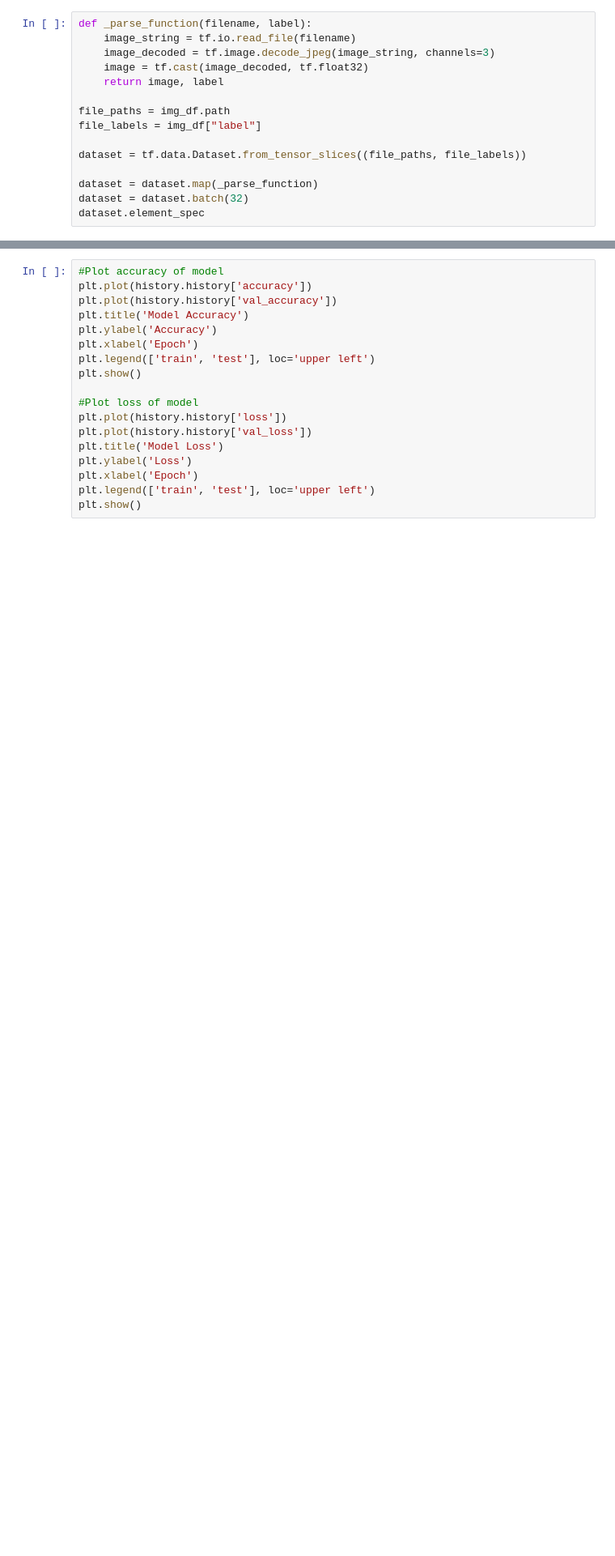
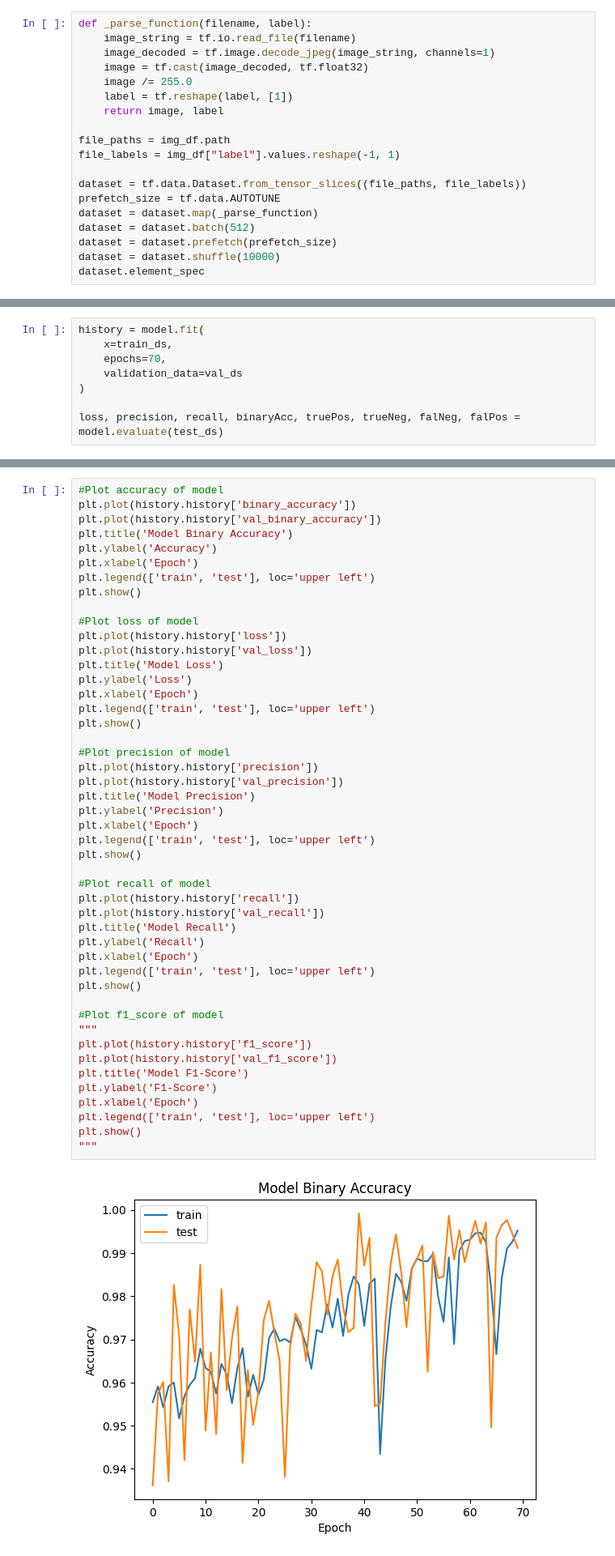
Before and after one commit to marioschuele/masterarbeit, a Jupyter notebook: SOTA_CNN.ipynb, the cells around one changed output, grey strips where cells are left out. Shown: that part at 81% size. Saved outputs shown, nothing was run; the diff lists cells and outputs as text; blank space fills up the shorter version.

```diff
--- a/SOTA_CNN.ipynb
+++ b/SOTA_CNN.ipynb
@@ -53,15 +96,19 @@ print(len(img_df))
 # %%
 def _parse_function(filename, label):
     image_string = tf.io.read_file(filename)
-    image_decoded = tf.image.decode_jpeg(image_string, channels=3)
+    image_decoded = tf.image.decode_jpeg(image_string, channels=1)
     image = tf.cast(image_decoded, tf.float32)
+    image /= 255.0
+    label = tf.reshape(label, [1])
     return image, label
 
 file_paths = img_df.path
-file_labels = img_df["label"]
+file_labels = img_df["label"].values.reshape(-1, 1)
 
 dataset = tf.data.Dataset.from_tensor_slices((file_paths, file_labels))
-
+prefetch_size = tf.data.AUTOTUNE
 dataset = dataset.map(_parse_function)
-dataset = dataset.batch(32)
+dataset = dataset.batch(512)
+dataset = dataset.prefetch(prefetch_size)
+dataset = dataset.shuffle(10000)
 dataset.element_spec
@@ -126,0 +198,8 @@ evaluation = model.evaluate(test_ds)
+# %%
+history = model.fit(
+    x=train_ds,
+    epochs=70,
+    validation_data=val_ds
+)
+
+loss, precision, recall, binaryAcc, truePos, trueNeg, falNeg, falPos = model.evaluate(test_ds)
@@ -128,19 +225,50 @@ evaluation = model.evaluate(test_ds)
 %tensorboard --logdir logs/fit/
 # %%
 #Plot accuracy of model
-plt.plot(history.history['accuracy'])
-plt.plot(history.history['val_accuracy'])
-plt.title('Model Accuracy')
+plt.plot(history.history['binary_accuracy'])
+plt.plot(history.history['val_binary_accuracy'])
+plt.title('Model Binary Accuracy')
 plt.ylabel('Accuracy')
 plt.xlabel('Epoch')
 plt.legend(['train', 'test'], loc='upper left')
 plt.show()
 
 #Plot loss of model
 plt.plot(history.history['loss'])
 plt.plot(history.history['val_loss'])
 plt.title('Model Loss')
 plt.ylabel('Loss')
 plt.xlabel('Epoch')
 plt.legend(['train', 'test'], loc='upper left')
 plt.show()
+
+#Plot precision of model
+plt.plot(history.history['precision'])
+plt.plot(history.history['val_precision'])
+plt.title('Model Precision')
+plt.ylabel('Precision')
+plt.xlabel('Epoch')
+plt.legend(['train', 'test'], loc='upper left')
+plt.show()
+
+#Plot recall of model
+plt.plot(history.history['recall'])
+plt.plot(history.history['val_recall'])
+plt.title('Model Recall')
+plt.ylabel('Recall')
+plt.xlabel('Epoch')
+plt.legend(['train', 'test'], loc='upper left')
+plt.show()
+
+#Plot f1_score of model
+"""
+plt.plot(history.history['f1_score'])
+plt.plot(history.history['val_f1_score'])
+plt.title('Model F1-Score')
+plt.ylabel('F1-Score')
+plt.xlabel('Epoch')
+plt.legend(['train', 'test'], loc='upper left')
+plt.show()
+"""
+# %% [output]
+[figure, added]
```
Also changed, not shown: parts of 13 cells of this notebook.
